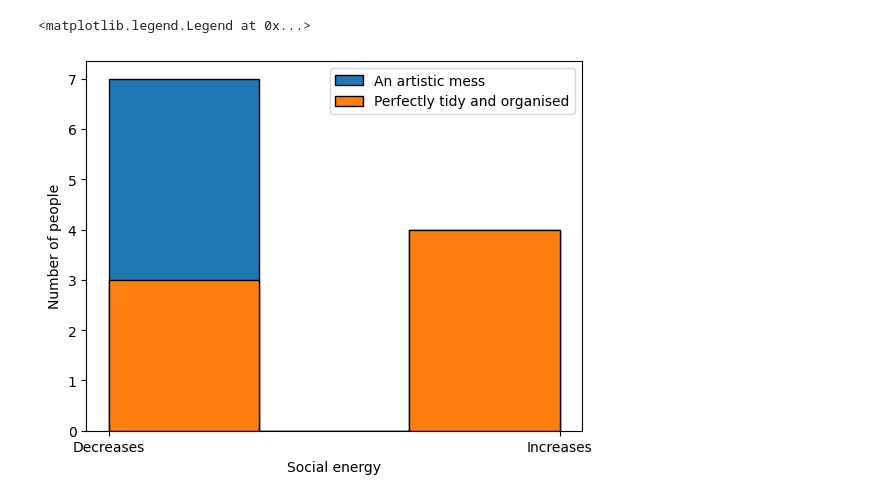
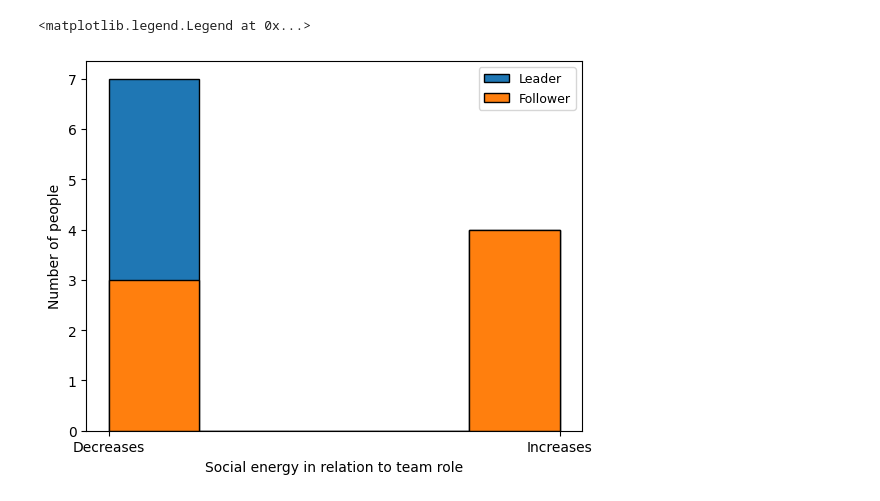
Before and after one commit to kosetrova/data-among-us, a Jupyter notebook: KseniiaOsetrovaClass05Homework.ipynb, the cells around one changed output. Saved outputs shown, nothing was run; the diff lists cells and outputs as text; code cells hidden in the pictures.

```diff
--- a/KseniiaOsetrovaClass05Homework.ipynb
+++ b/KseniiaOsetrovaClass05Homework.ipynb
@@ -215,15 +119,18 @@ plt.legend()
 # %%
+#2 - TEAM ROLE
+# Experiment 1 - Social energy in relation to team role.
+# Results: the majority of people feeling decrease in social energy are leaders.
+# However, an equal amount of people feeling increase in social energy are followers and leaders.
+# The minority are people feeling decrease in social energy are followers.
 cta_team_groupings = cta_df.groupby('Team_role')
-
 leader_folks = cta_team_groupings.get_group('Leader')
 follower_folks = cta_team_groupings.get_group('Follower')
 
-plt.hist(leader_folks.Social_energy, bins=3, label='An artistic mess', edgecolor='black')
-plt.hist(follower_folks.Social_energy, bins=3, label='Perfectly tidy and organised', edgecolor='black')
-
-plt.xlabel('Social energy')
+plt.hist(leader_folks.Social_energy, bins=5, label='Leader', edgecolor='black')
+plt.hist(follower_folks.Social_energy, bins=5, label='Follower', edgecolor='black')
+plt.xlabel('Social energy in relation to team role')
 plt.ylabel('Number of people')
-plt.legend()
+plt.legend(fontsize=9)
 # %% [output]
 <matplotlib.legend.Legend at 0x...>
-[figure, old version]
+[figure, new version]
```
Also changed, not shown: parts of 29 cells of this notebook, 1 other file.
